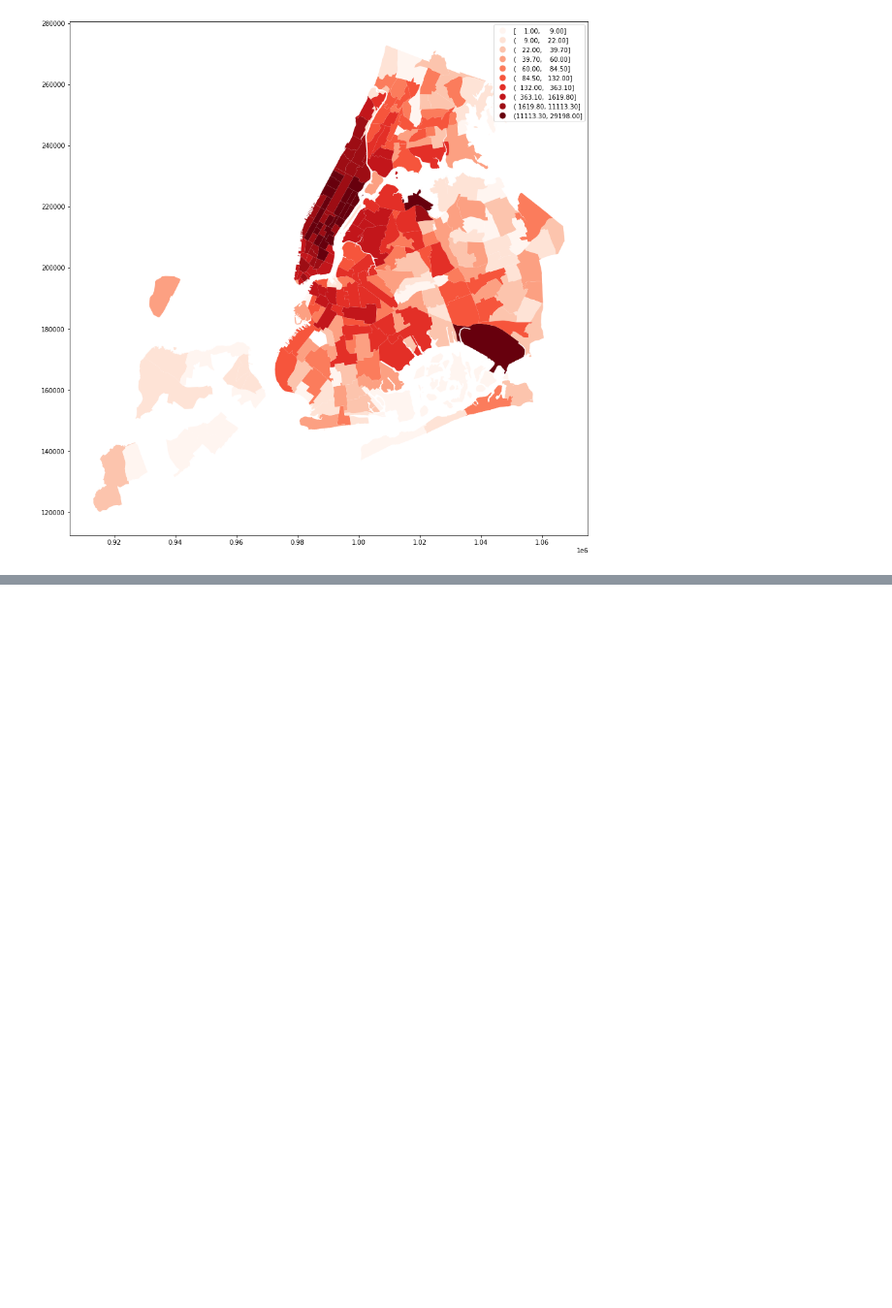
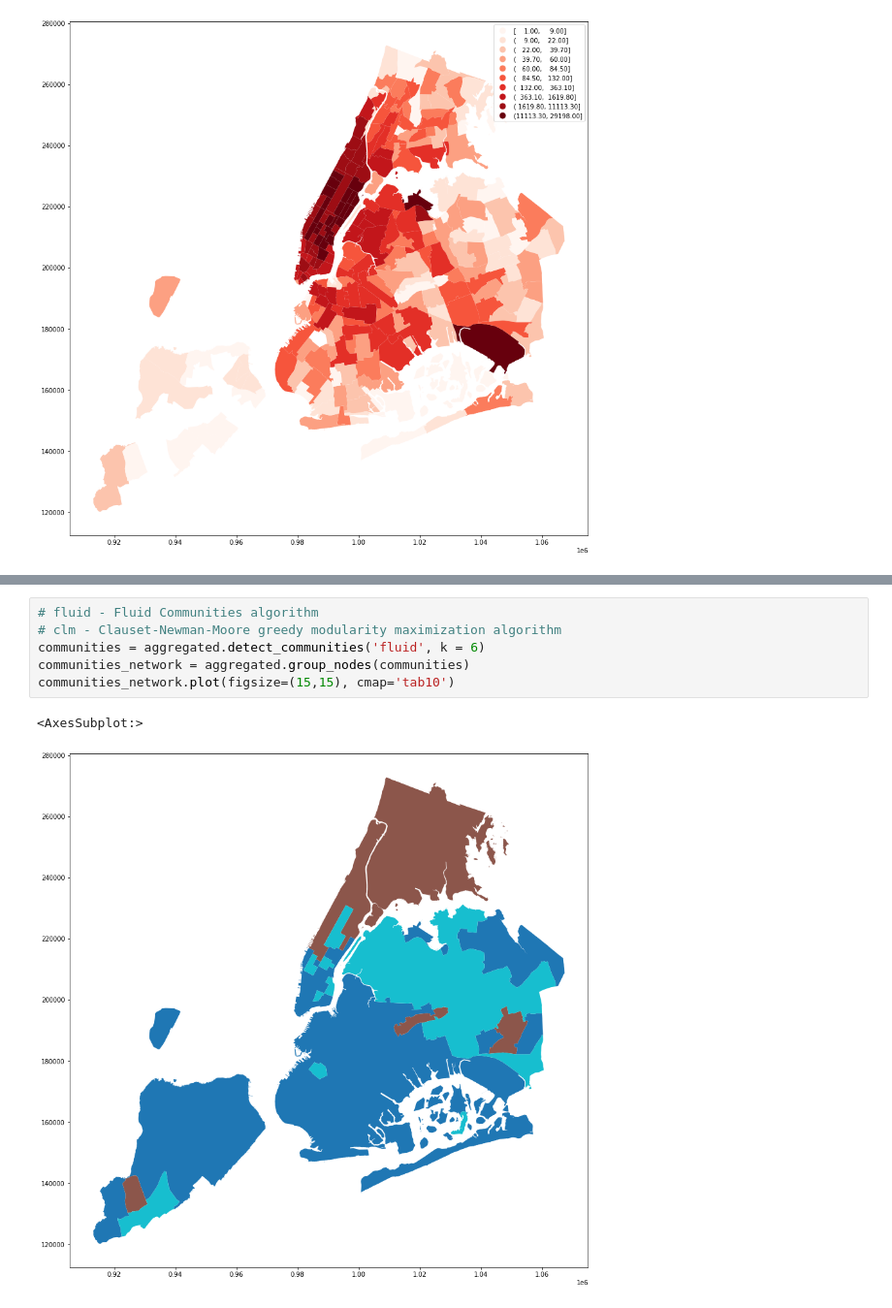
Before and after one commit to yuribogomolov/sttn, a Jupyter notebook: notebooks/nyc_taxi_demo.ipynb, the cells around one changed output, grey strips where cells are left out. Shown at 97% size. Cells and saved outputs as stored; diff of their text form; blank space fills up the shorter version.

Commit message:
Add community detection algos.

```diff
--- a/notebooks/nyc_taxi_demo.ipynb
+++ b/notebooks/nyc_taxi_demo.ipynb
@@ -69,0 +71,9 @@ ax.set(xticks=[], yticks=[])
+# %%
+# fluid - Fluid Communities algorithm
+# clm - Clauset-Newman-Moore greedy modularity maximization algorithm
+communities = aggregated.detect_communities('fluid', k = 6)
+communities_network = aggregated.group_nodes(communities)
+communities_network.plot(figsize=(15,15), cmap='tab10')
+# %% [output]
+<AxesSubplot:>
+[figure, added]
```
Also changed, not shown: parts of 2 cells of this notebook, 2 other files.
